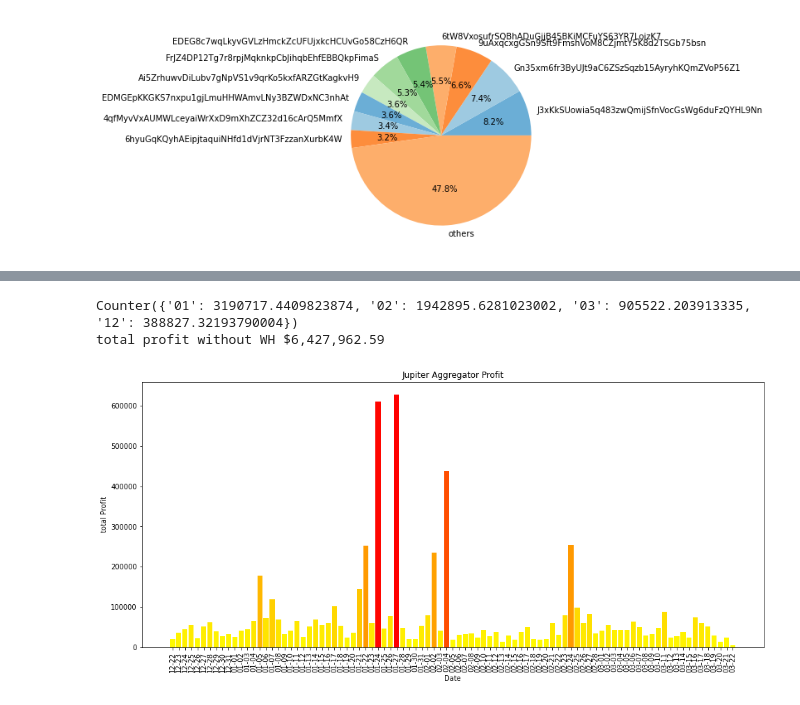
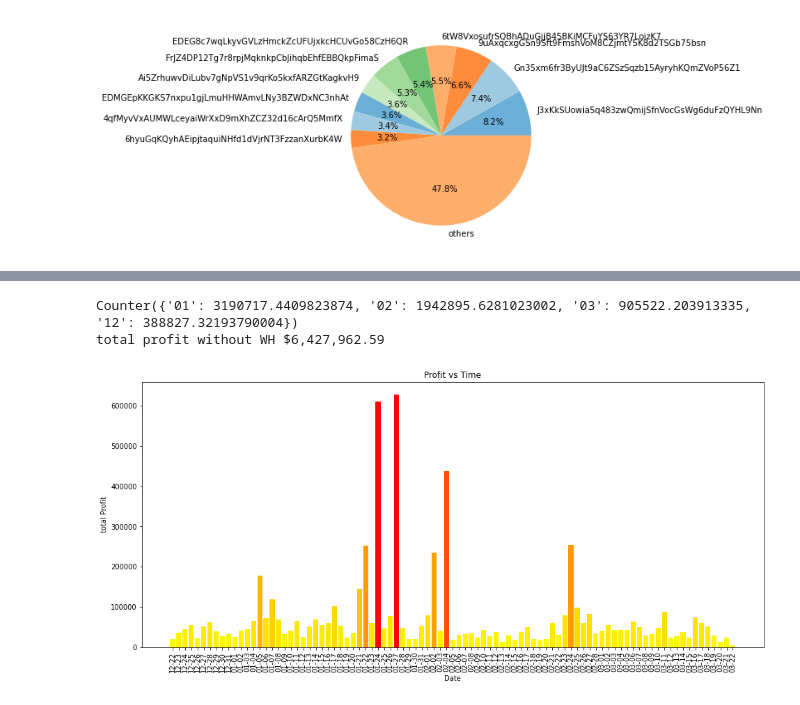
Before and after one commit to 0xMisaka/MEV-data-solana, a Jupyter notebook: MEV-ARB-90-0322.ipynb, the cells around one changed output, grey strips where cells are left out. Saved outputs shown, nothing was run; the diff lists cells and outputs as text; code cells hidden in the pictures.

```diff
--- a/MEV-ARB-90-0322.ipynb
+++ b/MEV-ARB-90-0322.ipynb
@@ -207,32 +207,32 @@ time = []
 timeProfit = []
 monthlyProfit = Counter()
 for i in range(0, len(profitOverTime), 3):
     solProfit = profitOverTime[i+1]
     usdcProfit = profitOverTime[i+2]
     date = profitOverTime[i].split(" ")[0]
     time.append(date.replace("2022-", "").replace("2021-", ""))
     totalProfitWithoutWH += solProfit * SOL_PRICE + usdcProfit
     timeProfit.append(solProfit * SOL_PRICE + usdcProfit)
     monthlyProfit[date.split("-")[1]] += (solProfit * SOL_PRICE + usdcProfit)
 
 print(monthlyProfit)
 print("total profit without WH", "${:,.2f}".format(totalProfitWithoutWH))
 x_pos = [i for i, _ in enumerate(time)]
 my_cmap = plt.get_cmap("autumn_r")
 
 f = plt.figure()
 f.set_figwidth(16)
 f.set_figheight(7)
 rescale = lambda y: (y - np.min(y)) / (np.max(y) - np.min(y))
 plt.bar(x_pos, timeProfit, color=my_cmap(rescale(timeProfit)))
 plt.xlabel("Date")
 plt.ylabel("total Profit")
-plt.title("Jupiter Aggregator Profit")
+plt.title("Profit vs Time")
 
 plt.xticks(x_pos, time, rotation='vertical')
 
 plt.show()
 # %% [output]
 Counter({'01': 3190717.4409823874, '02': 1942895.6281023002, '03': 905522.203913335, '12': 388827.32193790004})
 total profit without WH $6,427,962.59
-[figure, old version]
+[figure, new version]
```
